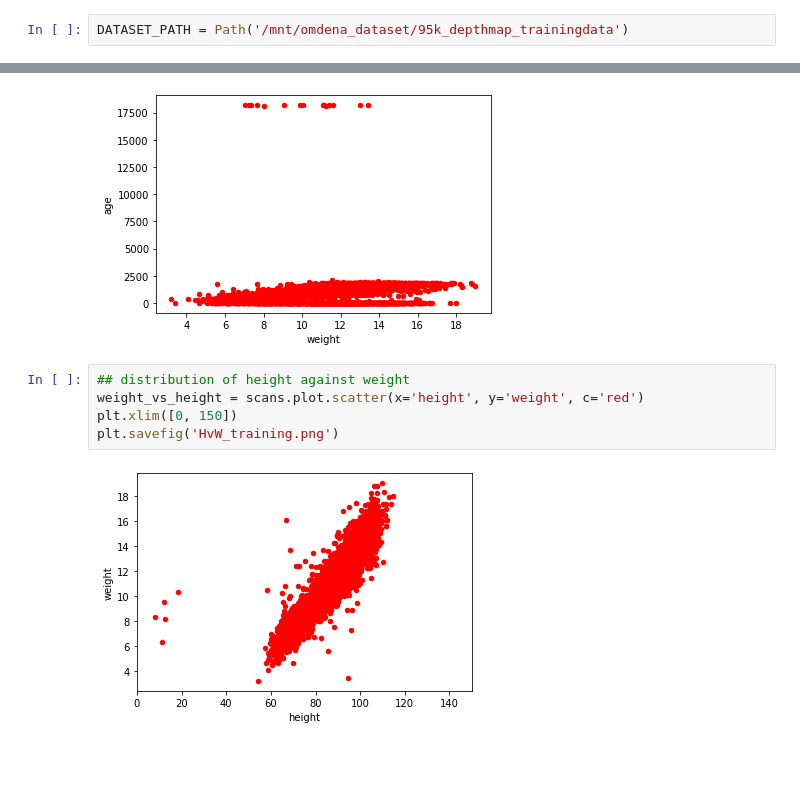
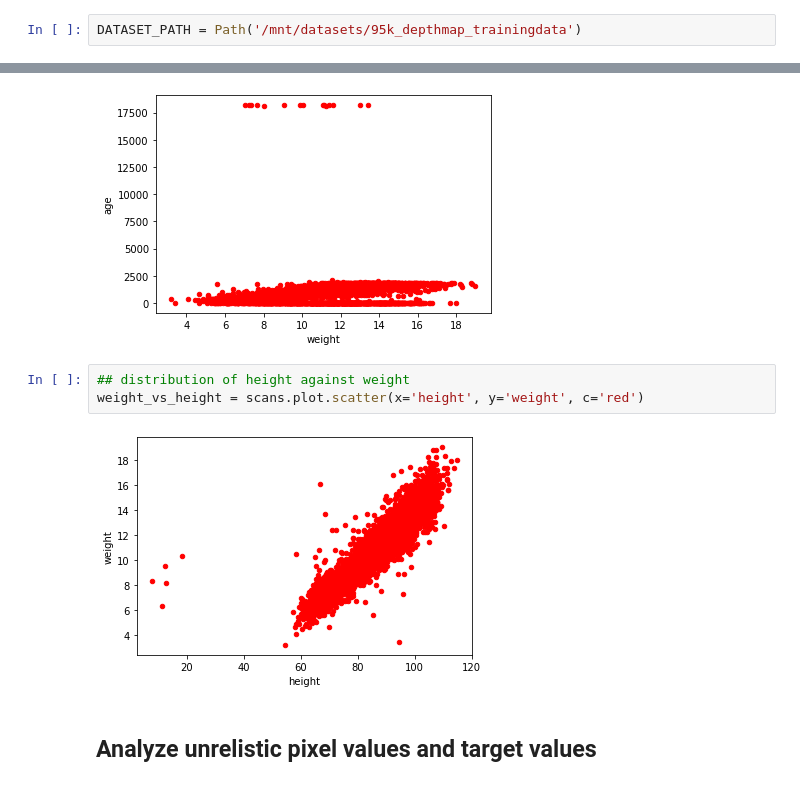
Before and after one commit to Welthungerhilfe/cgm-ml, a Jupyter notebook: src/data_utils/dataset_EDA/anon-depthmap-95k/EDA_anon-depthmap-95k.ipynb, the cells around one changed output, grey strips where cells are left out. Saved outputs shown, nothing was run; the diff lists cells and outputs as text; blank space fills up the shorter version.

```diff
--- a/src/data_utils/dataset_EDA/anon-depthmap-95k/EDA_anon-depthmap-95k.ipynb
+++ b/src/data_utils/dataset_EDA/anon-depthmap-95k/EDA_anon-depthmap-95k.ipynb
@@ -14,7 +14,7 @@ from data_utilities import convert_age_from_days_to_years, extractqrcode, draw_a
 # %% [markdown]
 ### Total no. of artifacts in dataset
 # %%
-DATASET_PATH = Path('/mnt/omdena_dataset/95k_depthmap_trainingdata')
+DATASET_PATH = Path('/mnt/datasets/95k_depthmap_trainingdata')
 # %%
 artifacts = pd.read_csv(DATASET_PATH / 'labels/training.csv')
 print("Total no. of artifacts:", len(artifacts))
@@ -137,7 +124,7 @@ weight_vs_age = scans.plot.scatter(x='weight', y='age', c='red')
 # %%
 ## distribution of height against weight
 weight_vs_height = scans.plot.scatter(x='height', y='weight', c='red')
-plt.xlim([0, 150])
-plt.savefig('HvW_training.png')
 # %% [output]
-[figure, old version]
+[figure, new version]
+# %% [markdown]
+## Analyze unrelistic pixel values and target values
```
Also changed, not shown: parts of 15 cells of this notebook.
